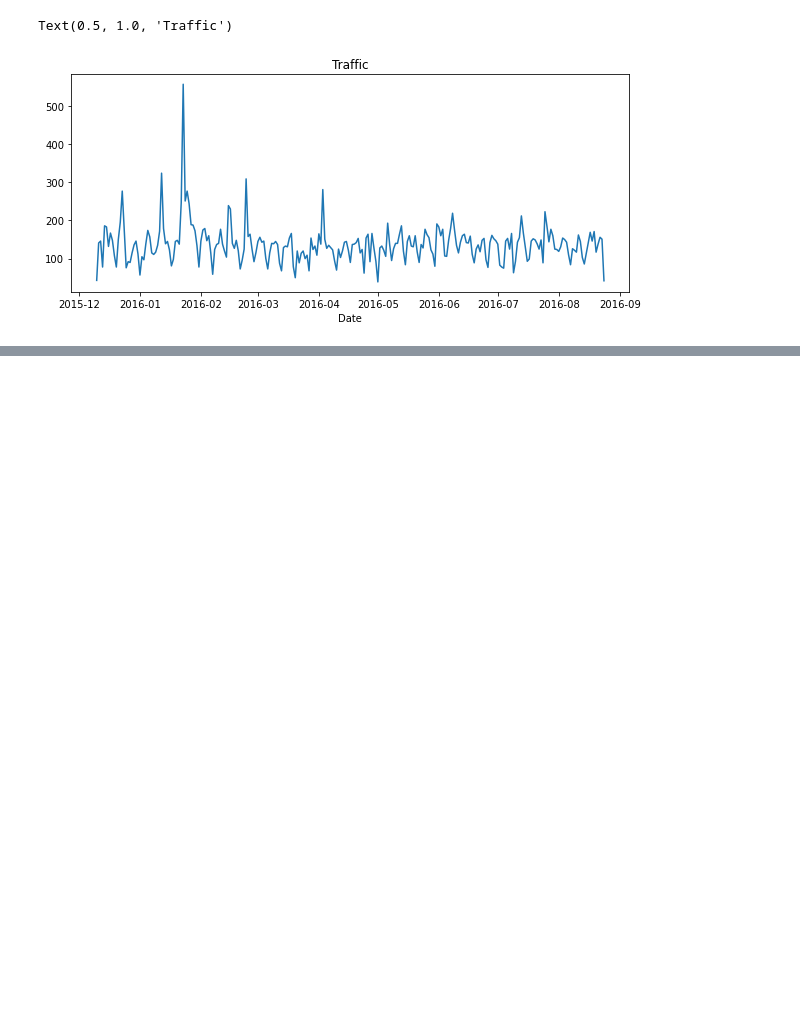
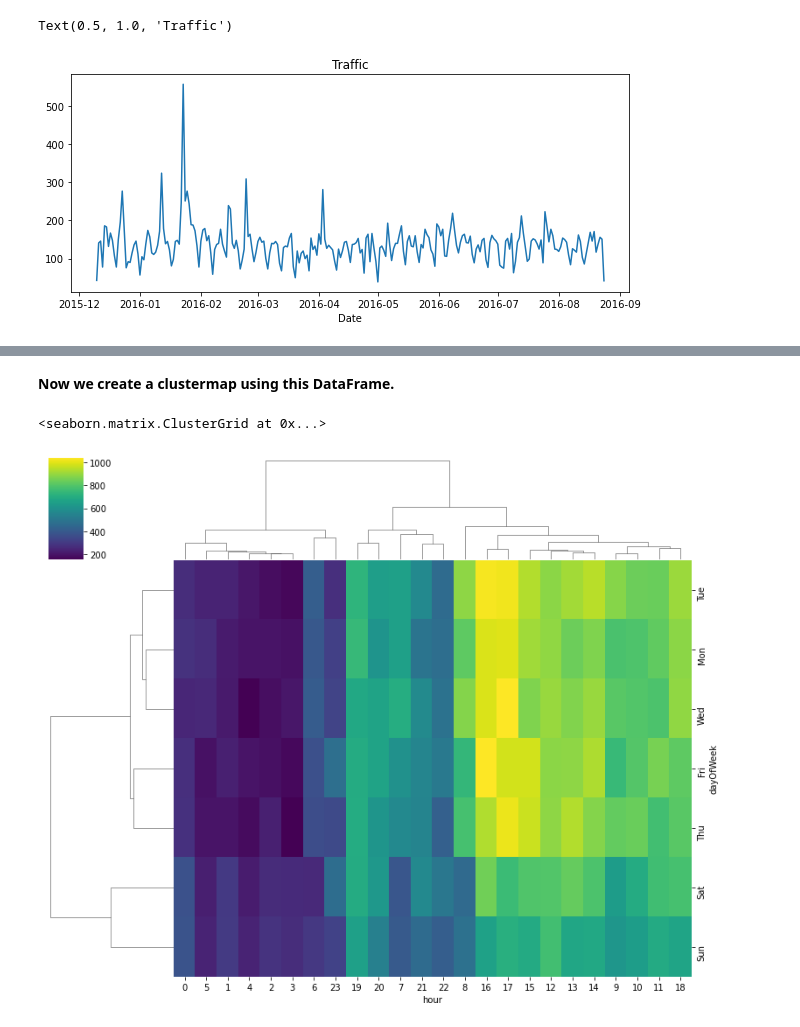
Before and after one commit to ayg15/911CallsAnalysis, a Jupyter notebook: 911 Calls Data Analysis.ipynb, the cells around one changed output, grey strips where cells are left out. Cells and saved outputs as stored; diff of their text form; code cells hidden in the pictures; blank space fills up the shorter version.

```diff
--- a/911 Calls Data Analysis.ipynb
+++ b/911 Calls Data Analysis.ipynb
@@ -273,0 +296,7 @@ Text(0.5, 1.0, 'Traffic')
+# %% [markdown]
+**Now we create a clustermap using this DataFrame.**
+# %%
+sns.clustermap(callsByHour, cmap='viridis', figsize=(11,9))
+# %% [output]
+<seaborn.matrix.ClusterGrid at 0x...>
+[figure, added]
```
Also changed, not shown: parts of 10 cells of this notebook.
